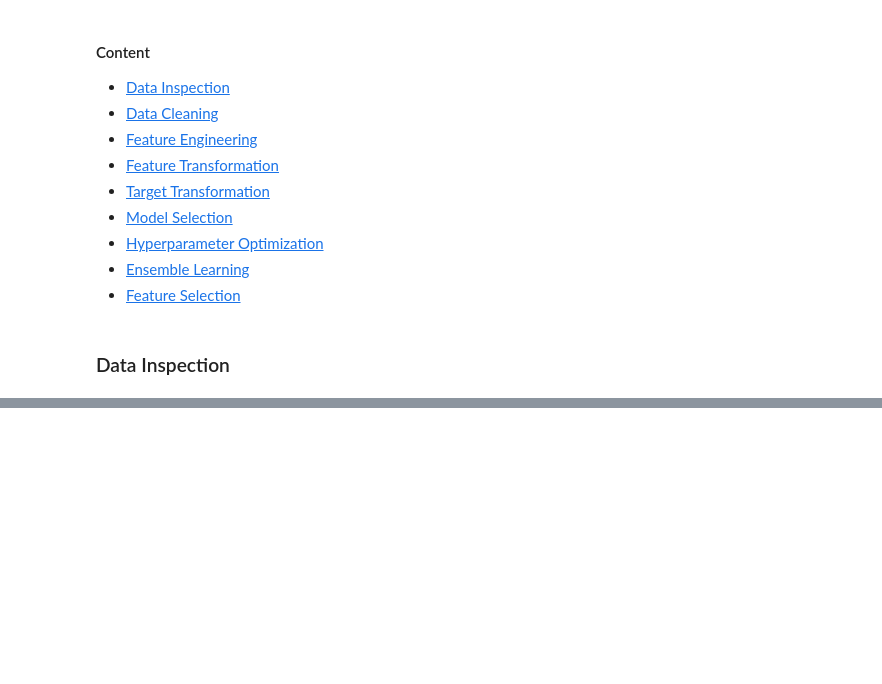
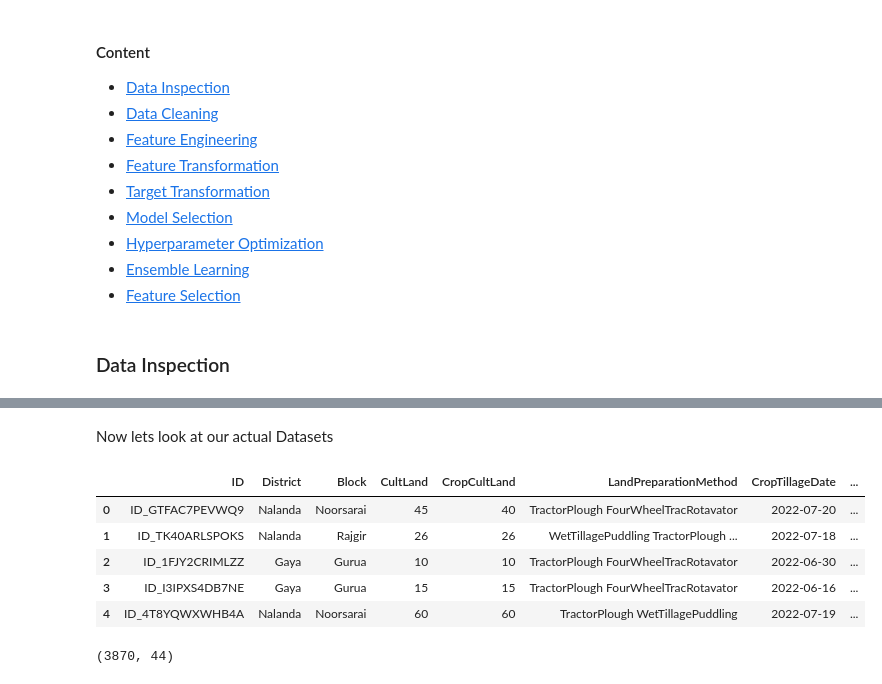
Before and after one commit to OlawoyeTaofeek/HandsOnML, a Jupyter notebook: regression/Zindi Crop Prediction Competition/digital-green-crop-yield-estimate.ipynb, the cells around one changed output, grey strips where cells are left out. Drawn from its saved outputs; the diff is of its cells as text; code cells hidden in the pictures; blank space fills up the shorter version.

```diff
--- a/regression/Zindi Crop Prediction Competition/digital-green-crop-yield-estimate.ipynb
+++ b/regression/Zindi Crop Prediction Competition/digital-green-crop-yield-estimate.ipynb
@@ -79,0 +110,15 @@ VariableDescription = pd.read_csv("VariableDescription.csv")
+# %% [markdown]
+Now lets look at our actual Datasets
+# %%
+train.head()
+# %% [output]
+|  | ID | District | Block | CultLand | CropCultLand | LandPreparationMethod | CropTillageDate | ... |
+| 0 | ID_GTFAC7PEVWQ9 | Nalanda | Noorsarai | 45 | 40 | TractorPlough FourWheelTracRotavator | 2022-07-20 | ... |
+| 1 | ID_TK40ARLSPOKS | Nalanda | Rajgir | 26 | 26 | WetTillagePuddling TractorPlough ... | 2022-07-18 | ... |
+| 2 | ID_1FJY2CRIMLZZ | Gaya | Gurua | 10 | 10 | TractorPlough FourWheelTracRotavator | 2022-06-30 | ... |
+| 3 | ID_I3IPXS4DB7NE | Gaya | Gurua | 15 | 15 | TractorPlough FourWheelTracRotavator | 2022-06-16 | ... |
+| 4 | ID_4T8YQWXWHB4A | Nalanda | Noorsarai | 60 | 60 | TractorPlough WetTillagePuddling | 2022-07-19 | ... |
+# %%
+train.shape
+# %% [output]
+(3870, 44)
```
Also changed, not shown: parts of 13 cells of this notebook.
